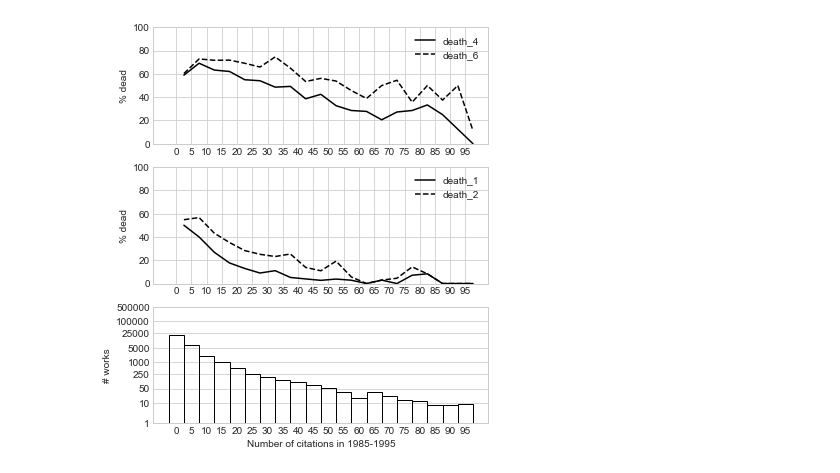
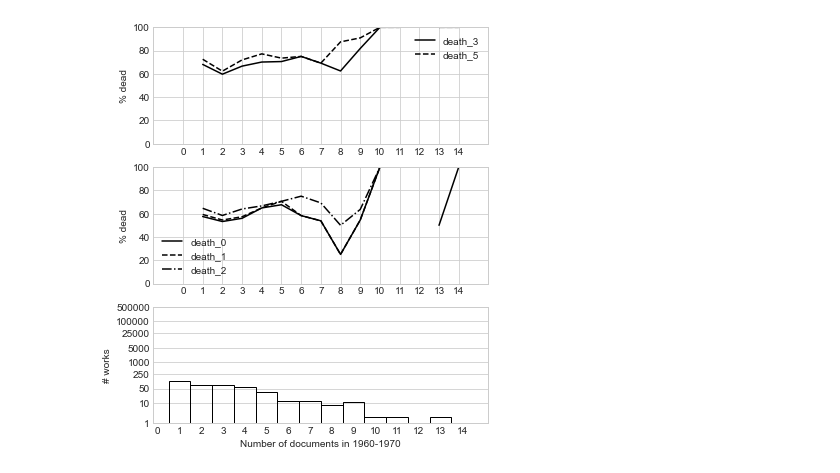
Before and after one commit to amcgail/knowknow, a Jupyter notebook: knowknow/analyses/momentary success makes death less likely.ipynb, the cells around one changed output. Saved outputs shown, nothing was run; the diff lists cells and outputs as text; code cells hidden in the pictures.

```diff
--- a/knowknow/analyses/momentary success makes death less likely.ipynb
+++ b/knowknow/analyses/momentary success makes death less likely.ipynb
@@ -4,11 +4,10 @@ from knowknow import *
 # %%
 database_name = 'sociology-wos'
 dtype = 'c'
-YRLOOK = 2005
 # %%
 # Parameters
-database_name = "sociology-jstor"
-dtype = "t"
+database_name = "sociology-wos"
+dtype = "fa"
 # %%
 cits = get_cnt("%s.doc" % database_name, [comb(dtype,'fy')])
 
@@ -20,3 +19,10 @@ Available keys: ['c', 'c.c', 'c.fj', 'c.fy', 'c.fy.j', 'fa', 'fa.c', 'fa.fj', 'f
+# %%
+if dtype == 'fa':
+    CNT_LIM = 15
+    CNT_STEP = 1
+else:
+    CNT_LIM = 100
+    CNT_STEP = 5
 # %%
 def dead_now_cited_when(RANGE_START, RANGE_END, xmax=100):
 
@@ -27,10 +33,11 @@ def dead_now_cited_when(RANGE_START, RANGE_END, xmax=100):
 
     dying_count = defaultdict(lambda:defaultdict(int))
 
-    assert(xmax % 5 == 0)
+    YRLOOK = RANGE_END+20
 
-    step = 5
-    counts = np.array(range(0,xmax,step))
+    assert(xmax % CNT_STEP == 0)
+
+    counts = np.array(range(0,xmax,CNT_STEP))
     linestyles = ['-','--','-.']
 
     for x in cysum:
@@ -38,28 +45,28 @@ def dead_now_cited_when(RANGE_START, RANGE_END, xmax=100):
         if count_in_range[x['name']] == 0: # omg can't believe I missed this...
             continue
 
-        for dk in ['death_%s' % i for i in range(1, 10)]:
+        for dk in ['death_%s' % i for i in [0,1,2,3,5]]:
             dying_count[dk][(
-                (count_in_range[x['name']]//step)*step,
-                x[dk] is not None and x[dk] <= 2000
+                (count_in_range[x['name']]//CNT_STEP)*CNT_STEP,
+                x[dk] is not None and x[dk] <= YRLOOK
             )] += 1
             dying_count[dk][(
-                (count_in_range[x['name']]//step)*step,
+                (count_in_range[x['name']]//CNT_STEP)*CNT_STEP,
                 "total"
             )] += 1
 
     plt.subplots_adjust(top=1.5)
 
-    shift = 7.5
+    shift = CNT_STEP*1.5
 
     plt.subplot(3,1,1)
-    for i,dk in enumerate(['death_%s' % i for i in range(4, 8, 2)]):
+    for i,dk in enumerate(['death_%s' % i for i in [3,5]]):
         probs = np.array([
             dying_count[dk][(c,True)]/dying_count[dk][(c,"total")]
             if dying_count[dk][(c,"total")] else float("nan")
             for c in counts
         ])
-        plt.plot(counts+step/2,probs*100,label=dk,linestyle=linestyles[i], color='black')
+        plt.plot(counts+(CNT_STEP-1)/2,probs*100,label=dk,linestyle=linestyles[i], color='black')
 
     plt.legend();
     plt.xticks(counts)
@@ -68,13 +75,13 @@ def dead_now_cited_when(RANGE_START, RANGE_END, xmax=100):
     plt.ylabel("% dead")
 
     plt.subplot(3,1,2)
-    for i,dk in enumerate(['death_%s' % i for i in range(1, 3)]):
+    for i,dk in enumerate(['death_%s' % i for i in [0,1,2]]):
         probs = np.array([
             dying_count[dk][(c,True)] / dying_count[dk][(c,"total")]
             if dying_count[dk][(c,"total")] else float("nan")
             for c in counts
         ])
-        plt.plot(counts+step/2,probs*100,label=dk,linestyle=linestyles[i], color='black')
+        plt.plot(counts+(CNT_STEP-1)/2,probs*100,label=dk,linestyle=linestyles[i], color='black')
 
     plt.legend();
     plt.xticks(counts)
@@ -85,9 +92,9 @@ def dead_now_cited_when(RANGE_START, RANGE_END, xmax=100):
 
     totals = [ dying_count[dk][(c,"total")] for c in counts ]
     plt.subplot(3,1,3)
-    plt.bar(counts,np.log10(totals),5,fill=False)
+    plt.bar(counts,np.log10(totals),CNT_STEP,fill=False)
 
-    plt.xlabel("Number of citations in %s-%s"%(RANGE_START,RANGE_END))
+    plt.xlabel("Number of documents in %s-%s"%(RANGE_START,RANGE_END))
     plt.ylabel("# works")
     ytarget = np.array([1,10,50,250,1000,5000,25000,100000,500000])
     plt.yticks(
@@ -113,4 +116,4 @@ dead_now_cited_when(1975,1985, xmax=100)
-# %%
-dead_now_cited_when(1985,1995, xmax=100)
-# %% [output]
-[figure, removed]
+# %%
+dead_now_cited_when(1960,1970, xmax=CNT_LIM)
+# %% [output]
+[figure, added]
```
Also changed, not shown: parts of 4 cells of this notebook, 10 other files.
